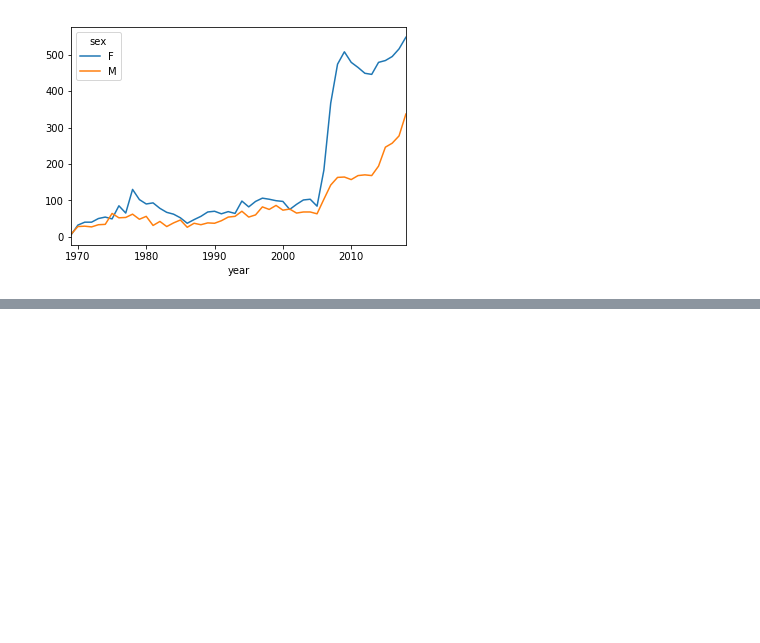
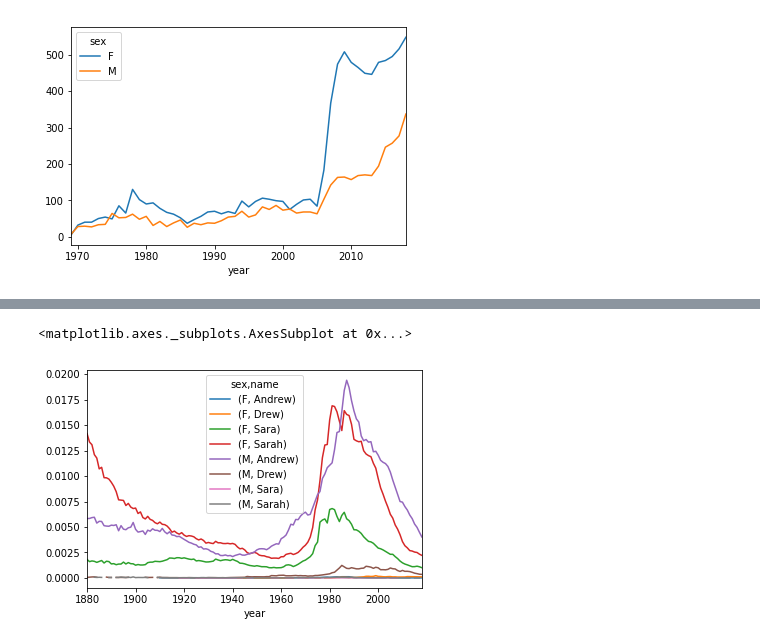
Before and after one commit to drewlevitt/baby_names, a Jupyter notebook: notebooks/baby_names.ipynb, the cells around one changed output, grey strips where cells are left out. Cells and saved outputs as stored; diff of their text form; code cells hidden in the pictures; blank space fills up the shorter version.

```diff
--- a/notebooks/baby_names.ipynb
+++ b/notebooks/baby_names.ipynb
@@ -54,0 +112,5 @@ df[df.name == 'Shiloh'].pivot('year', 'sex', 'count').plot.line()
+# %%
+df_idx[df_idx.name.isin(['Drew', 'Andrew', 'Sara', 'Sarah'])].pivot_table('pct', 'year', ['sex', 'name'], 'sum').plot()
+# %% [output]
+<matplotlib.axes._subplots.AxesSubplot at 0x...>
+[figure, added]
```
Also changed, not shown: parts of 7 cells of this notebook.
